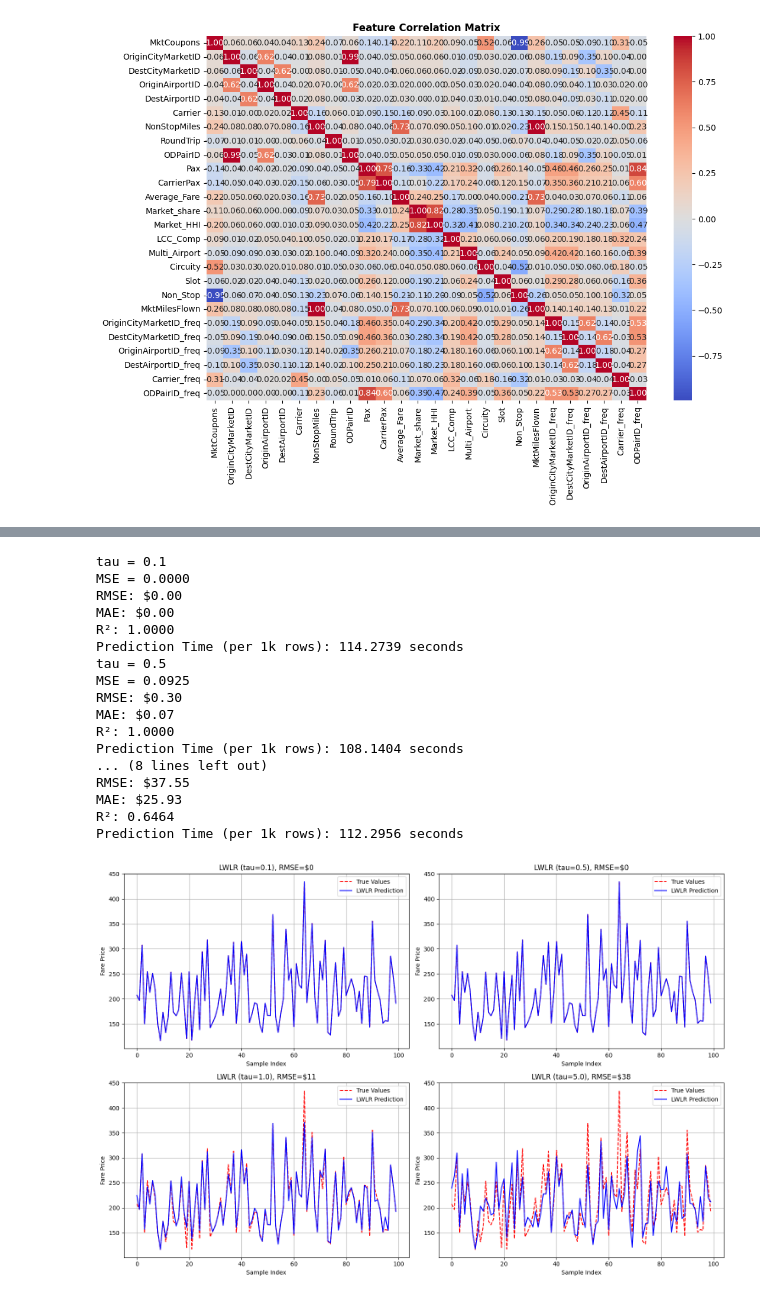
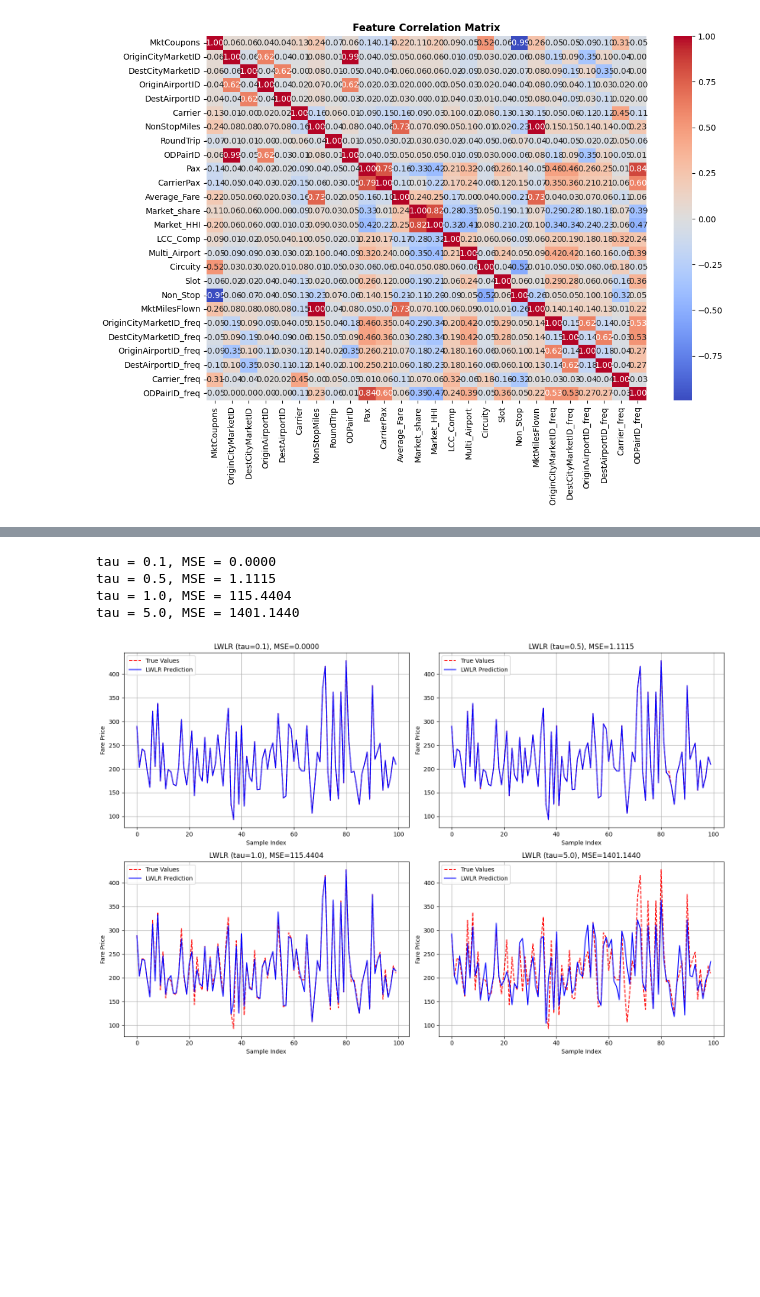
Before and after one commit to davejinyoung/SENG474_flight_pricing_model, a Jupyter notebook: seng474_project_LWLR_model.ipynb, the cells around one changed output, grey strips where cells are left out. Drawn from its saved outputs; the diff is of its cells as text; code cells hidden in the pictures; blank space fills up the shorter version.

Commit message:
Update LWLR model

```diff
--- a/seng474_project_LWLR_model.ipynb
+++ b/seng474_project_LWLR_model.ipynb
@@ -134,8 +147,15 @@ The standard deviation of the fare price is  73.37320109376053
 [figure]
 # %%
 from sklearn.model_selection import train_test_split
-X_train, X_test, y_train, y_test = train_test_split(X_scaled_df, y, test_size=0.2, random_state=42)
 
+# First split: 80% temp (train+val), 20% test
+X_temp, X_test, y_temp, y_test = train_test_split(X_scaled_df, y, test_size=0.2, random_state=42)
+
+# Second split: from the 80% temp, split 75% train, 25% val → 60/20/20 overall
+X_train, X_val, y_train, y_val = train_test_split(X_temp, y_temp, test_size=0.25, random_state=42)
+
+# Print shapes to verify
 print(f"Training set size: {X_train.shape}")
+print(f"Validation set size: {X_val.shape}")
 print(f"Testing set size: {X_test.shape}")
 # %% [output]
@@ -384,56 +211,37 @@ Sampled MSE (tau=0.01): 0.0000
 # %%
-# Define tau values to test
+# tau values to test
 tau_values = [0.1, 0.5, 1.0, 5.0]
 
-# Subsample test set to keep memory usage low
-sample_idx = np.linspace(0, len(X_test) - 1, 100, dtype=int)
-X_test_sample = X_test.iloc[sample_idx]
-y_test_sample = y_test.iloc[sample_idx]
+# Subsample validation set to reduce memory/computation
+sample_idx = np.linspace(0, len(X_val) - 1, 100, dtype=int)
+X_val_sample = X_val.iloc[sample_idx]
+y_val_sample = y_val.iloc[sample_idx]
 
-# Set up the plot
 plt.figure(figsize=(15, 10))
 
 for i, tau in enumerate(tau_values):
-    # Get all metrics in one call
-    results = predict_lwlr(X_train, y_train, X_test_sample, tau=tau,
-                          return_metrics=True, y_true=y_test_sample)
+    # Predict using training data on validation sample
+    y_pred_lwlr = predict_lwlr(X_train, y_train, X_val_sample, tau)
 
-    # Print comprehensive metrics
-    print(f"tau = {tau}")
-    print(f"MSE = {np.mean((y_test_sample - results['predictions'])**2):.4f}")  # Your original MSE
-    print(f"RMSE: ${results['rmse']:,.2f}")
-    print(f"MAE: ${results['mae']:,.2f}")
-    print(f"R²: {results['r2']:.4f}")
-    print(f"Prediction Time (per 1k rows): {results['prediction_time_per_1k']:.4f} seconds")
+    # Calculate MSE on validation sample
+    mse_lwlr = mean_squared_error(y_val_sample, y_pred_lwlr)
+    print(f"tau = {tau}, MSE = {mse_lwlr:.4f}")
 
-    # Your plotting code (updated)
+    # Plot predictions vs true values
     plt.subplot(2, 2, i + 1)
-    plt.plot(range(len(y_test_sample)), y_test_sample.values, 'r--', label='True Values')
-    plt.plot(range(len(results['predictions'])), results['predictions'], 'b-', label='LWLR Prediction')
-    plt.title(f'LWLR (tau={tau}), RMSE=${results["rmse"]:,.0f}')
+    plt.plot(range(len(y_val_sample)), y_val_sample.values, 'r--', label='True Values')
+    plt.plot(range(len(y_pred_lwlr)), y_pred_lwlr, 'b-', label='LWLR Prediction')
+    plt.title(f'LWLR (tau={tau}), MSE={mse_lwlr:.4f}')
     plt.xlabel('Sample Index')
     plt.ylabel('Fare Price')
     plt.legend()
     plt.grid(True)
 
 plt.tight_layout()
 plt.show()
 # %% [output]
-tau = 0.1
-MSE = 0.0000
-RMSE: $0.00
-MAE: $0.00
-R²: 1.0000
-Prediction Time (per 1k rows): 114.2739 seconds
-tau = 0.5
-MSE = 0.0925
-RMSE: $0.30
-MAE: $0.07
-R²: 1.0000
-Prediction Time (per 1k rows): 108.1404 seconds
-... (8 lines left out)
-RMSE: $37.55
-MAE: $25.93
-R²: 0.6464
-Prediction Time (per 1k rows): 112.2956 seconds
+tau = 0.1, MSE = 0.0000
+tau = 0.5, MSE = 1.1115
+tau = 1.0, MSE = 115.4404
+tau = 5.0, MSE = 1401.1440
-[figure, old version]
+[figure, new version]
```
Also changed, not shown: parts of 15 cells of this notebook.
